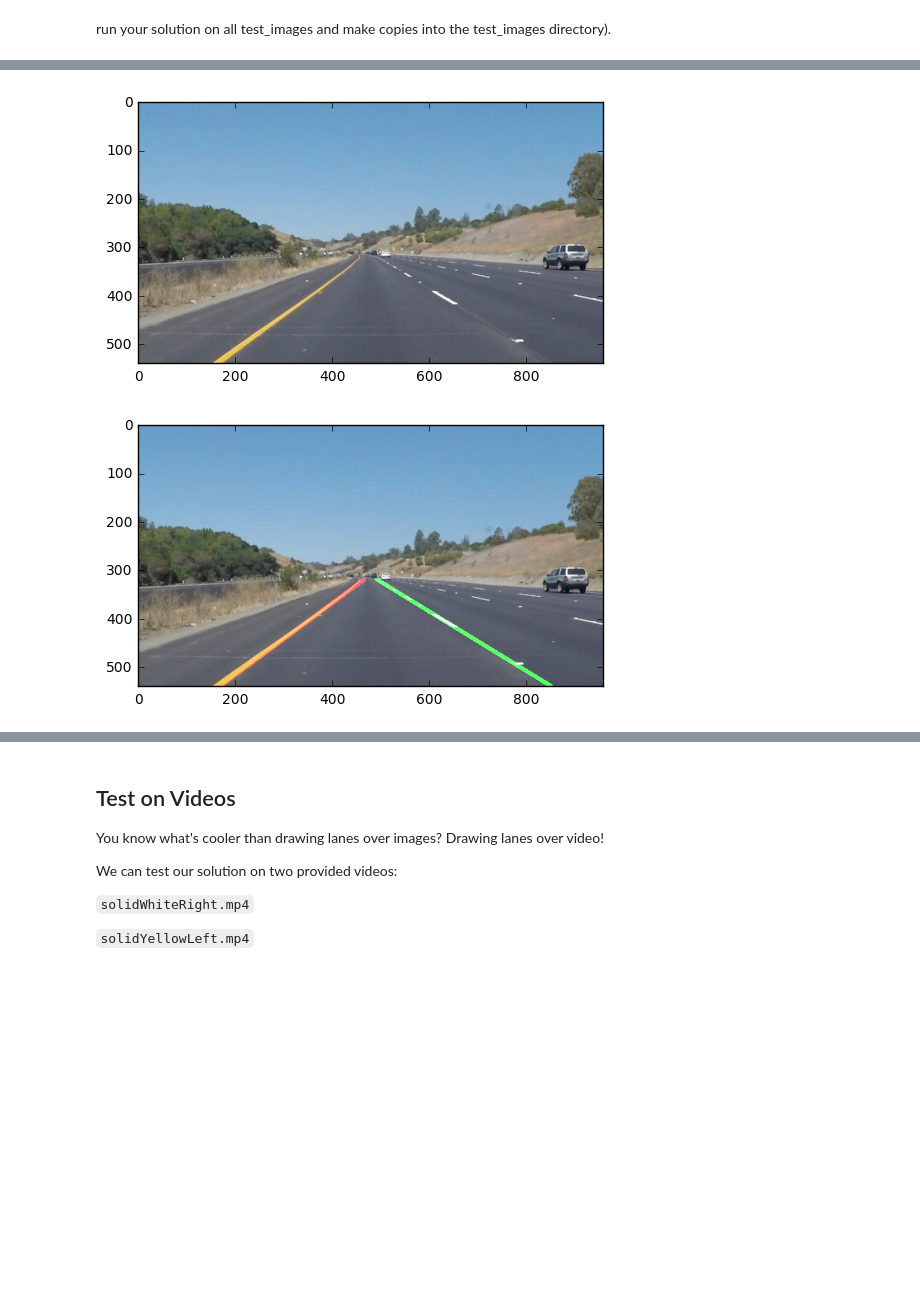
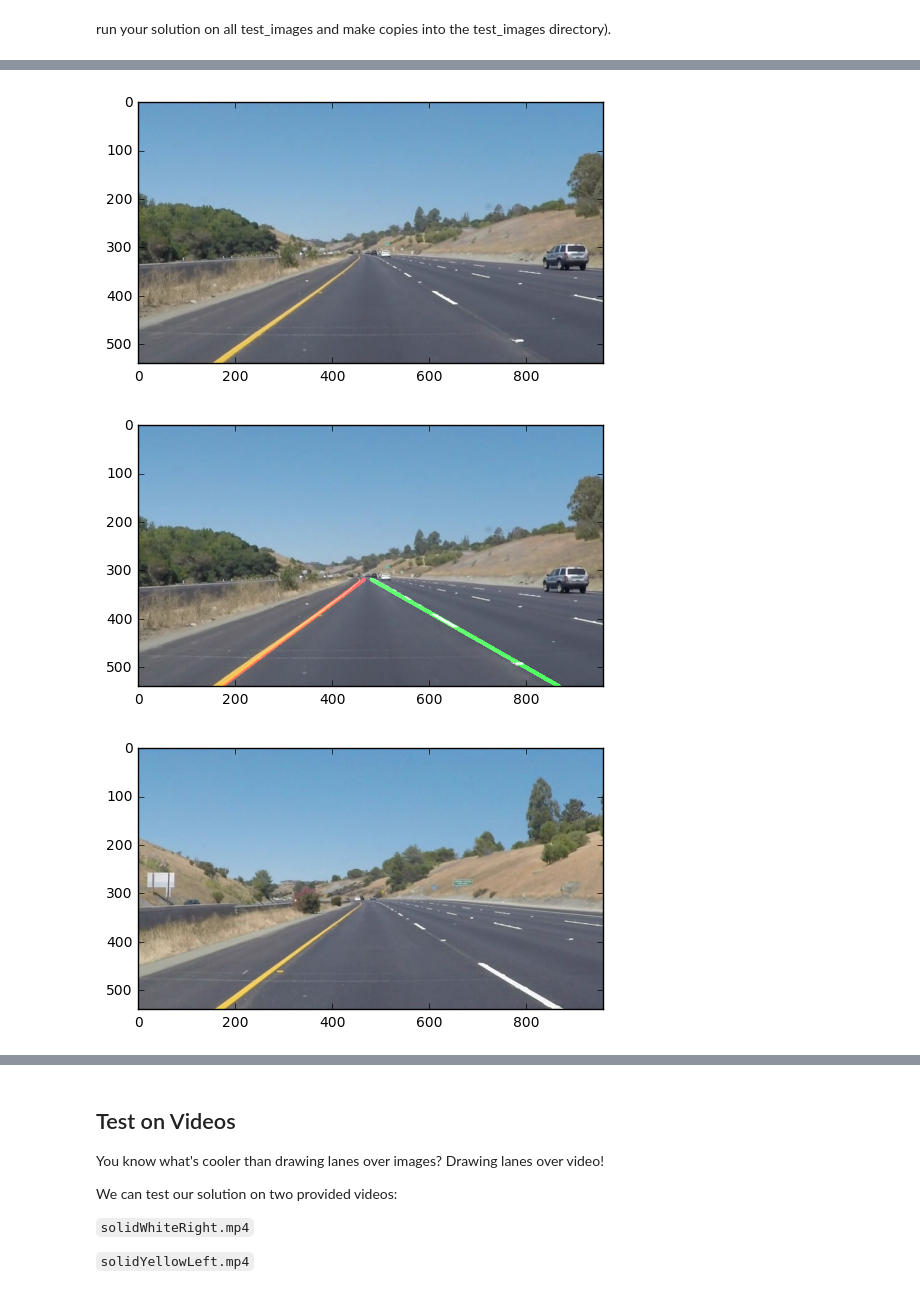
Before and after one commit to konstmsu/CarND-LaneLines-P1, a Jupyter notebook: P1.ipynb, the cells around one changed output, grey strips where cells are left out. Cells and saved outputs as stored; diff of their text form; code cells hidden in the pictures; blank space fills up the shorter version.

Commit message:
Multi-step hough

```diff
--- a/P1.ipynb
+++ b/P1.ipynb
@@ -171,12 +171,14 @@ run your solution on all test_images and make copies into the test_images direct
 import itertools
 import math
 import matplotlib
-from scipy import signal
+import glob
 
 def keep_lane_colors(img):
     white = (img[:,:,0] > 200) & (img[:,:,1] > 200) & (img[:,:,2] > 200)
+
     hsv = matplotlib.colors.rgb_to_hsv(img)
     yellow = (0.1 < hsv[:,:,0]) & (hsv[:,:,0] < 0.15)
+
     stencil = ~(yellow | white)
 
     img_out = img.copy()
@@ -190,22 +192,25 @@ def hough_lines(img, rho, theta, threshold, min_line_len, max_line_gap):
 
     Returns an image with hough lines drawn.
     """
+    line_img = np.zeros((img.shape[0], img.shape[1], 3), dtype=np.uint8)
     lines = cv2.HoughLinesP(img, rho, theta, threshold, np.array([]), minLineLength=min_line_len, maxLineGap=max_line_gap)
 
-    line_img = np.zeros((img.shape[0], img.shape[1], 3), dtype=np.uint8)
     #draw_lines(line_img, lines)
     #return line_img
 
-    #draw_lines(line_img, lines, color=[255,255,0])
-
     h = img.shape[0]
     w = img.shape[1]
+
+    # Now let's keep only the lines that start at the bottom of the image
+
+    # the lines we are interested in can't be horizontal so let's use the following equation:
     # x + b*y = c
+    # and convert all found lines into such representation
     bb = []
     cc = []
     ll = []
-    for l1 in lines:
-        l = l1[0]
+    for line in lines:
+        l = line[0]
         b = (l[2] - l[0]) / (l[1] - l[3])
         c = (l[2] * l[1] - l[0] * l[3]) / (l[1] - l[3])
 
@@ -213,19 +218,24 @@ def hough_lines(img, rho, theta, threshold, min_line_len, max_line_gap):
             return c - b*y
 
         bottom_x = x(h)
-        if math.isinf(c) or bottom_x < 0 or bottom_x > w or math.isinf(b):
+        if bottom_x < 0 or bottom_x > w or math.isinf(b) or math.isinf(c) or math.isnan(b) or math.isnan(c):
             continue
 
         bb.append(b)
         cc.append(c)
         ll.append(l)
 
+    # Now let's separate lines on the left and on the right
+
     avg_b = 0
 
-    left_b  = np.mean([b for b in bb if b < avg_b])
-    right_b = np.mean([b for b in bb if b > avg_b])
-    left_c  = np.mean([cc[i] for i in range(len(bb)) if bb[i] < avg_b])
-    right_c = np.mean([cc[i] for i in range(len(bb)) if bb[i] > avg_b])
+    left_b  = np.average([b for b in bb if b < avg_b])
+    right_b = np.average([b for b in bb if b > avg_b])
+    left_c  = np.average([cc[i] for i in range(len(bb)) if bb[i] < avg_b])
+    right_c = np.average([cc[i] for i in range(len(bb)) if bb[i] > avg_b])
+
+    if math.isnan(left_b) or math.isnan(right_b) or math.isnan(left_c) or math.isnan(right_c):
+        return None
 
     def line(b, c):
         def x(y):
@@ -240,35 +250,49 @@ def hough_lines(img, rho, theta, threshold, min_line_len, max_line_gap):
 
     return line_img
 
 def process(original):
     wip = original.copy()
 
     h = wip.shape[0]
     w = wip.shape[1]
 
     wip = keep_lane_colors(wip)
     wip = grayscale(wip)
     wip = gaussian_blur(wip, kernel_size=5)
     wip = canny(wip, high_threshold=150, low_threshold=50)
 
     interesting_corners = np.array([[0, h], [w//2, h//2], [w, h]])
     wip = region_of_interest(wip, vertices=[interesting_corners])
 
-    wip = hough_lines(wip, 1, theta=math.pi/200, threshold=40, max_line_gap=500, min_line_len=40)
+    # Large max_line_gap allows to detect dotted lines as one
+    lines = hough_lines(wip, 1, theta=math.pi/200, threshold=50, max_line_gap=500, min_line_len=50)
+
+    if lines is not None:
+        pass # print("Found lines at 1")
+    else:
+        lines = hough_lines(wip, 1, theta=math.pi/180, threshold=30, max_line_gap=500, min_line_len=30)
+
+        if lines is not None:
+            pass # print("Found lines at 2")
+        else:
+            return original
+
+    wip = lines
     wip = weighted_img(original, wip)
     return wip
 
-file_names = os.listdir("test_images/")
-file_names = itertools.islice(file_names, 3)
-images = ["test_images/" + n for n in file_names]
+file_names = glob.glob("test_images/*.jpg")
+#file_names = itertools.islice(file_names, 3)
+images = file_names
 for i in images:
     original = mpimg.imread(i)
     imshow(original)
     imshow(process(original))
 # %% [output]
 [figure]
 [figure]
 [figure]
 [figure]
 [figure]
-[figure, old version]
+[figure, new version]
+[figure, added]
```
Also changed, not shown: parts of 4 cells of this notebook.
